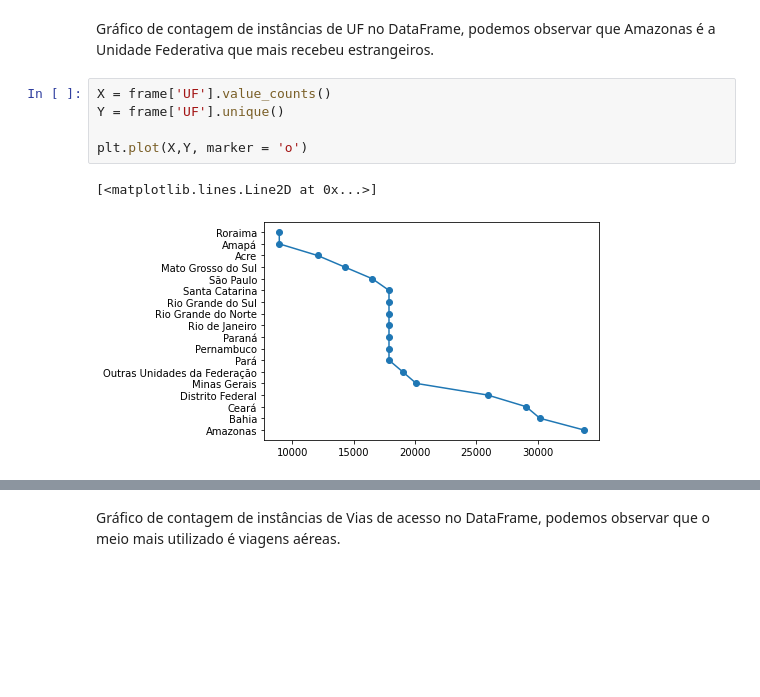
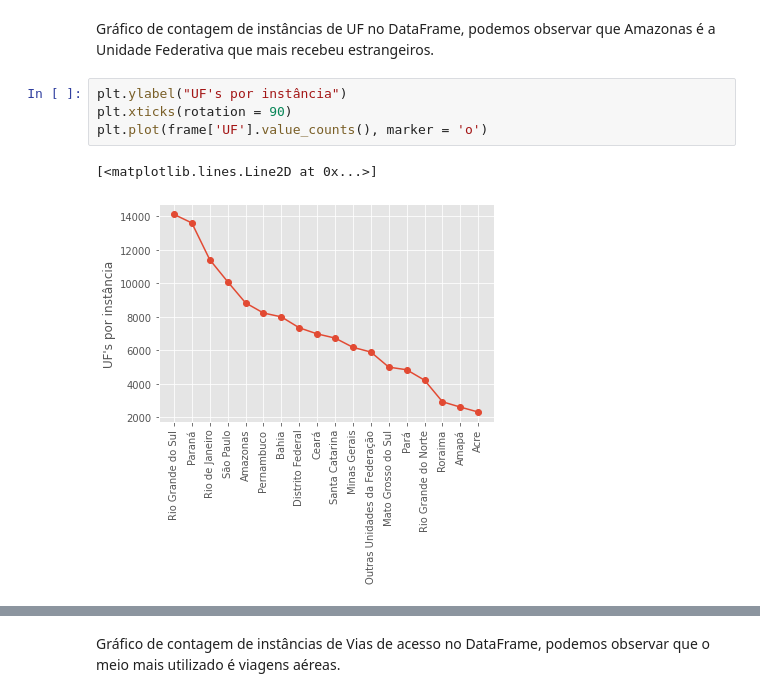
Before and after one commit to joaovvrodrigues/data-analysis, a Jupyter notebook: chegadas_estrangeiros_brasil.ipynb, the cells around one changed output, grey strips where cells are left out. Drawn from its saved outputs; the diff is of its cells as text; blank space fills up the shorter version.

```diff
--- a/chegadas_estrangeiros_brasil.ipynb
+++ b/chegadas_estrangeiros_brasil.ipynb
@@ -118,10 +143,9 @@ plt.plot(X,Y, marker = 'o')
 # %% [markdown]
 Gráfico de contagem de instâncias de UF no DataFrame, podemos observar que Amazonas é a Unidade Federativa que mais recebeu estrangeiros.
-# %%
-X = frame['UF'].value_counts()
-Y = frame['UF'].unique()
-
-plt.plot(X,Y, marker = 'o')
-# %% [output]
-[<matplotlib.lines.Line2D at 0x...>]
-[figure, removed]
+# %%
+plt.ylabel("UF's por instância")
+plt.xticks(rotation = 90)
+plt.plot(frame['UF'].value_counts(), marker = 'o')
+# %% [output]
+[<matplotlib.lines.Line2D at 0x...>]
+[figure, added]
```
Also changed, not shown: parts of 30 cells of this notebook.
